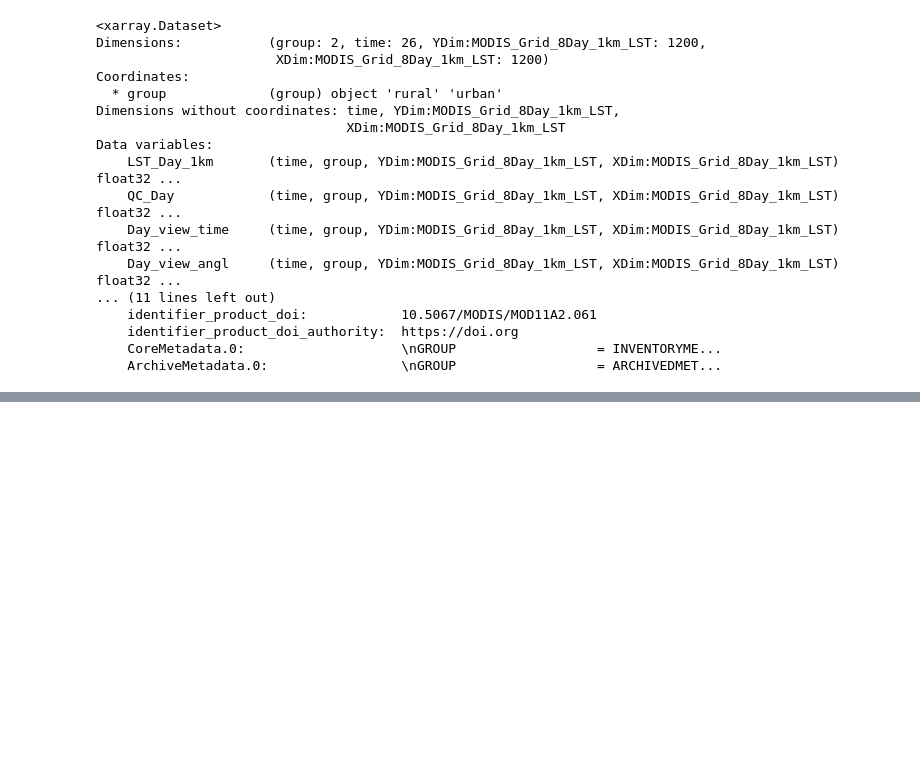
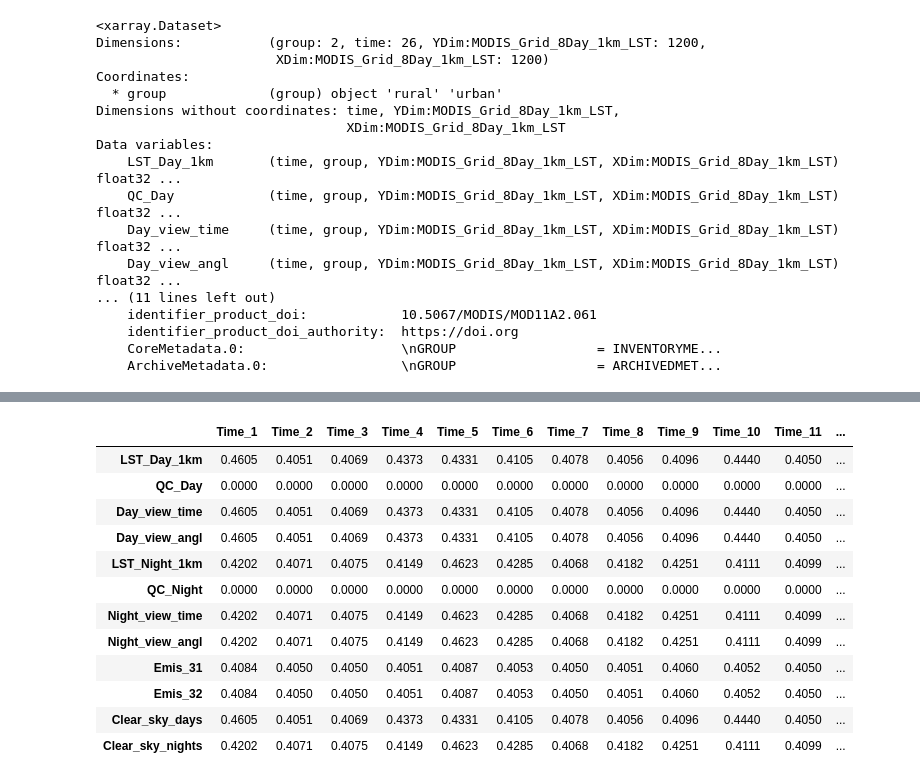
Before and after one commit to jirvingphd/nasa-earth-science, a Jupyter notebook: heat-island-analysis.ipynb, the cells around one changed output, grey strips where cells are left out. Cells and saved outputs as stored; diff of their text form; code cells hidden in the pictures; blank space fills up the shorter version.

```diff
--- a/heat-island-analysis.ipynb
+++ b/heat-island-analysis.ipynb
@@ -925,0 +1216,16 @@ df_urban
+# %%
+nans_df
+# %% [output]
+|  | Time_1 | Time_2 | Time_3 | Time_4 | Time_5 | Time_6 | Time_7 | Time_8 | Time_9 | Time_10 | Time_11 | ... |
+| LST_Day_1km | 0.4605 | 0.4051 | 0.4069 | 0.4373 | 0.4331 | 0.4105 | 0.4078 | 0.4056 | 0.4096 | 0.4440 | 0.4050 | ... |
+| QC_Day | 0.0000 | 0.0000 | 0.0000 | 0.0000 | 0.0000 | 0.0000 | 0.0000 | 0.0000 | 0.0000 | 0.0000 | 0.0000 | ... |
+| Day_view_time | 0.4605 | 0.4051 | 0.4069 | 0.4373 | 0.4331 | 0.4105 | 0.4078 | 0.4056 | 0.4096 | 0.4440 | 0.4050 | ... |
+| Day_view_angl | 0.4605 | 0.4051 | 0.4069 | 0.4373 | 0.4331 | 0.4105 | 0.4078 | 0.4056 | 0.4096 | 0.4440 | 0.4050 | ... |
+| LST_Night_1km | 0.4202 | 0.4071 | 0.4075 | 0.4149 | 0.4623 | 0.4285 | 0.4068 | 0.4182 | 0.4251 | 0.4111 | 0.4099 | ... |
+| QC_Night | 0.0000 | 0.0000 | 0.0000 | 0.0000 | 0.0000 | 0.0000 | 0.0000 | 0.0000 | 0.0000 | 0.0000 | 0.0000 | ... |
+| Night_view_time | 0.4202 | 0.4071 | 0.4075 | 0.4149 | 0.4623 | 0.4285 | 0.4068 | 0.4182 | 0.4251 | 0.4111 | 0.4099 | ... |
+| Night_view_angl | 0.4202 | 0.4071 | 0.4075 | 0.4149 | 0.4623 | 0.4285 | 0.4068 | 0.4182 | 0.4251 | 0.4111 | 0.4099 | ... |
+| Emis_31 | 0.4084 | 0.4050 | 0.4050 | 0.4051 | 0.4087 | 0.4053 | 0.4050 | 0.4051 | 0.4060 | 0.4052 | 0.4050 | ... |
+| Emis_32 | 0.4084 | 0.4050 | 0.4050 | 0.4051 | 0.4087 | 0.4053 | 0.4050 | 0.4051 | 0.4060 | 0.4052 | 0.4050 | ... |
+| Clear_sky_days | 0.4605 | 0.4051 | 0.4069 | 0.4373 | 0.4331 | 0.4105 | 0.4078 | 0.4056 | 0.4096 | 0.4440 | 0.4050 | ... |
+| Clear_sky_nights | 0.4202 | 0.4071 | 0.4075 | 0.4149 | 0.4623 | 0.4285 | 0.4068 | 0.4182 | 0.4251 | 0.4111 | 0.4099 | ... |
```
Also changed, not shown: parts of 45 cells of this notebook.
